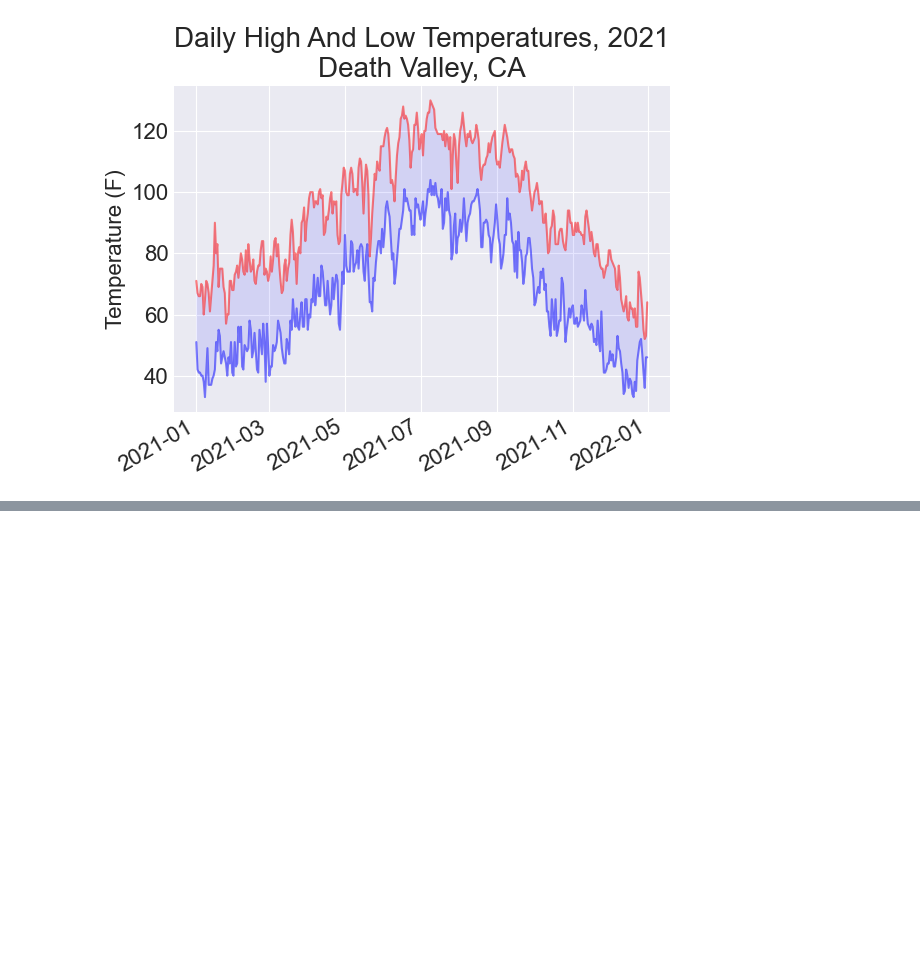
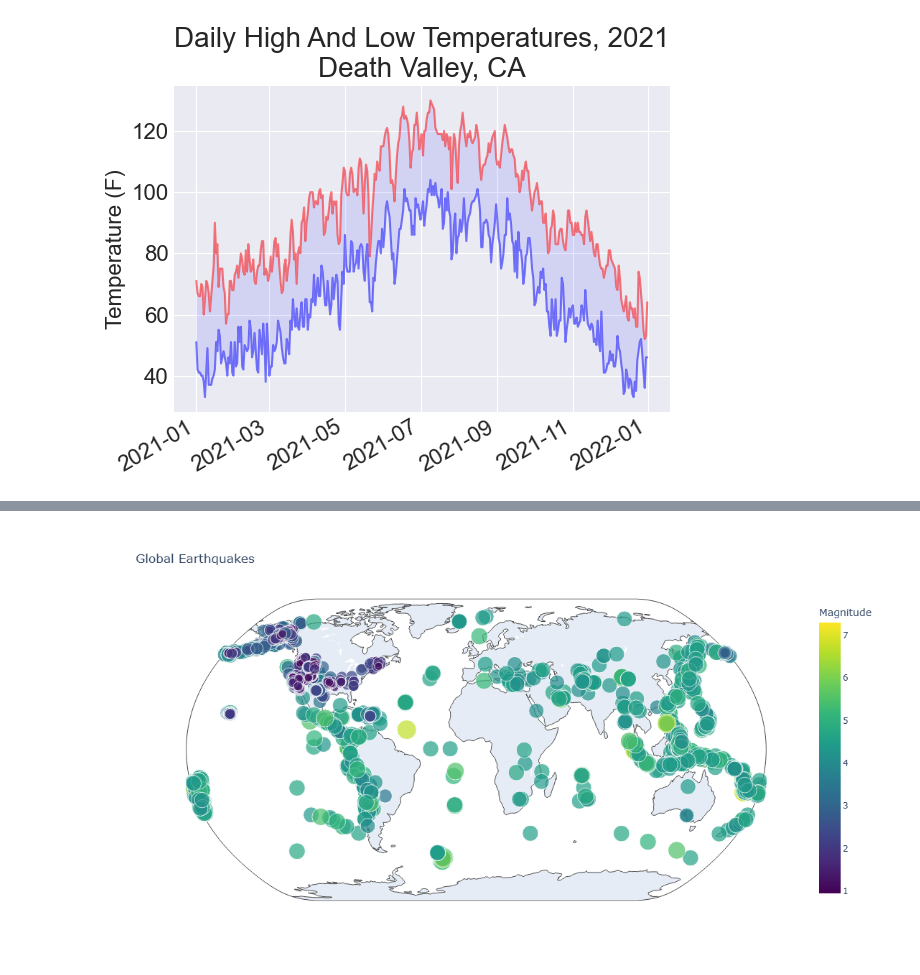
Before and after one commit to Seharish-Fatima/Downloading-Data, a Jupyter notebook: Downloading Data.ipynb, the cells around one changed output, grey strips where cells are left out. Cells and saved outputs as stored; diff of their text form; code cells hidden in the pictures; blank space fills up the shorter version.

```diff
--- a/Downloading Data.ipynb
+++ b/Downloading Data.ipynb
@@ -90,0 +131,4 @@ plt.show()
+# %%
+path = Path('eq_data_30_day_m1.geojson')
+contents = path.read_text(encoding='utf-8')
+all_eq_data = json.loads(contents)
@@ -90,0 +146,21 @@ plt.show()
+# %%
+mags, lons, lats, eq_titles = [], [], [], []
+for eq_dict in all_eq_dicts:
+    mag = eq_dict['properties']['mag']
+    lon = eq_dict['geometry']['coordinates'][0]
+    lat = eq_dict['geometry']['coordinates'][1]
+    eq_title = eq_dict['properties']['title']
+    mags.append(mag)
+    lons.append(lon)
+    lats.append(lat)
+    eq_titles.append(eq_title)
+# %%
+title = 'Global Earthquakes'
+fig = px.scatter_geo(lat = lats, lon = lons, size = mags, title = title, color = mags, color_continuous_scale = 'viridis', labels = {'color': 'Magnitude'}, projection = 'natural earth', hover_name = eq_titles, )
+fig.update_layout(
+    width=1000,
+    height=600
+)
+fig.show()
+# %% [output]
+[figure, added]
```
Also changed, not shown: parts of 8 cells of this notebook, 2 other files.
